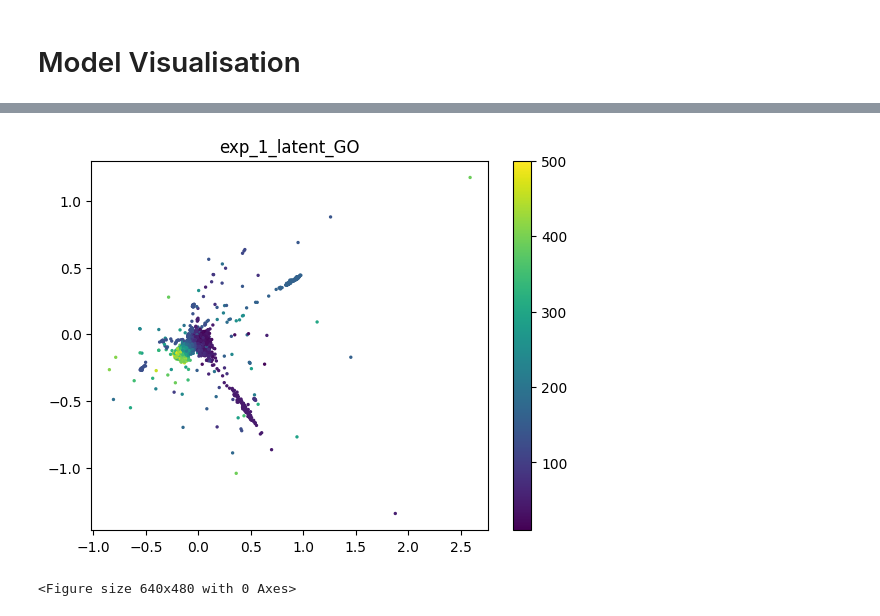
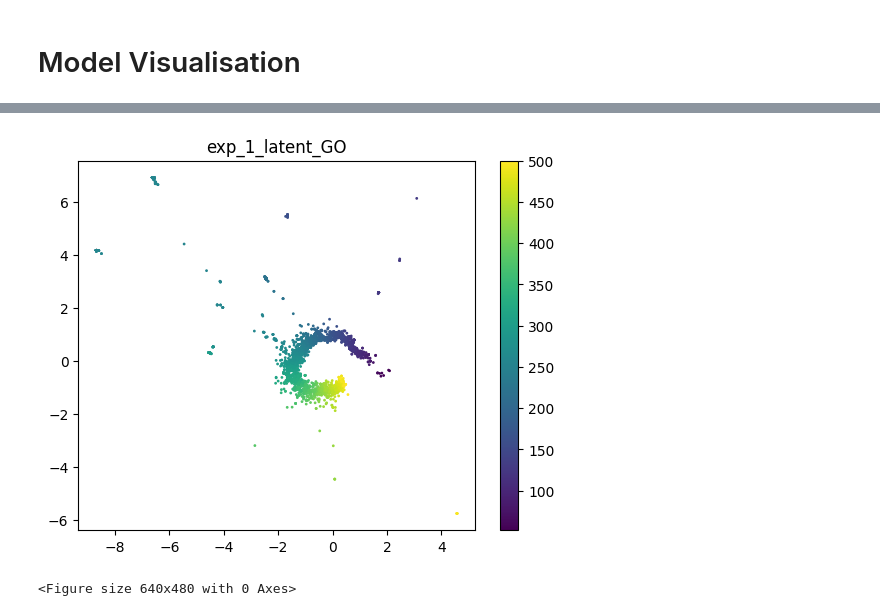
Before and after one commit to shazakam/ProteinManifoldLearning, a Jupyter notebook: Notebooks/vae_test.ipynb, the cells around one changed output, grey strips where cells are left out. Saved outputs shown, nothing was run; the diff lists cells and outputs as text; code cells hidden in the pictures.

```diff
--- a/Notebooks/vae_test.ipynb
+++ b/Notebooks/vae_test.ipynb
@@ -125,10 +80,10 @@ from pytorch_lightning.loggers import TensorBoardLogger
 from pytorch_lightning.callbacks import EarlyStopping
 import pytorch_lightning as pl
 optimizer = torch.optim.Adam
-optimizer_param = {lr:0.001}
+optimizer_param = {'lr':0.001}
 trainer = pl.Trainer(max_epochs=100,
     accelerator="auto",
     devices="auto",
     logger=TensorBoardLogger(save_dir="logs/"))
-model = LitBasicVae(latent_dim, x_dim, optimizer, optimizer_param,)
+# model = LitBasicVae(latent_dim, x_dim, optimizer, optimizer_param,)
 # %% [output]
@@ -159,10 +113,13 @@ trainer.fit(model, train_dataloader, val_dataloader)
+# %%
+for batch in train_dataloader:
+    model
 # %% [markdown]
 # Model Visualisation
 # %%
 dataset = GeneOntologyDataset(root = '../data').to_point().torch()
 # %%
 # Load the trained model from checkpoint
-checkpoint_path = "../trained_models/trained_bvae/bvae_latent_exp_exp_4-v1.ckpt"
+checkpoint_path = "../trained_models/trained_bvae/bvae_latent_exp_exp_4.ckpt"
 model = LitBasicVae.load_from_checkpoint(checkpoint_path)
 
 # Put model in evaluation mode
@@ -203,8 +160,8 @@ latent_coord = []
 model.eval()
 for batch_i, batch in enumerate(seq_dataloader):
     # labels.append(batch[1].to('cpu').numpy())
-    x = batch[0].view(-1, seq_dataset[0].shape[0]).to(device)
-    rep_z, x_mu, x_logvar, x_rec = model(batch)
+    x = batch.view(-1,500*21)
+    rep_z, x_mu, x_logvar, x_rec, logit = model(x)
     latent_coord.append(x_mu.detach().numpy())
 # labels = np.concatenate(labels)``
 latent_coord = np.concatenate(latent_coord, axis = 0)
@@ -224,12 +181,12 @@ U, S, V = torch.pca_lowrank(torch.tensor(latent_coord), q=None, center=True, nit
 projected_data = torch.matmul(torch.tensor(latent_coord), V[:, :2])
 # %%
 import matplotlib.pyplot as plt
-plt.scatter(latent_coord[:, 0], latent_coord[:, 1], s = 2, c=lengths, cmap='viridis')
+plt.scatter(latent_coord[:, 0], latent_coord[:, 1], s = 1, c=lengths, cmap='viridis')
 plt.colorbar()
 plt.title('exp_1_latent_GO')
 plt.savefig("exp_1_latent_GO.png")
 # %% [output]
-[figure, old version]
+[figure, new version]
 # %%
 plt.savefig('exp_4_latent')
 # %% [output]
```
Also changed, not shown: parts of 16 cells of this notebook, 6 other files.
